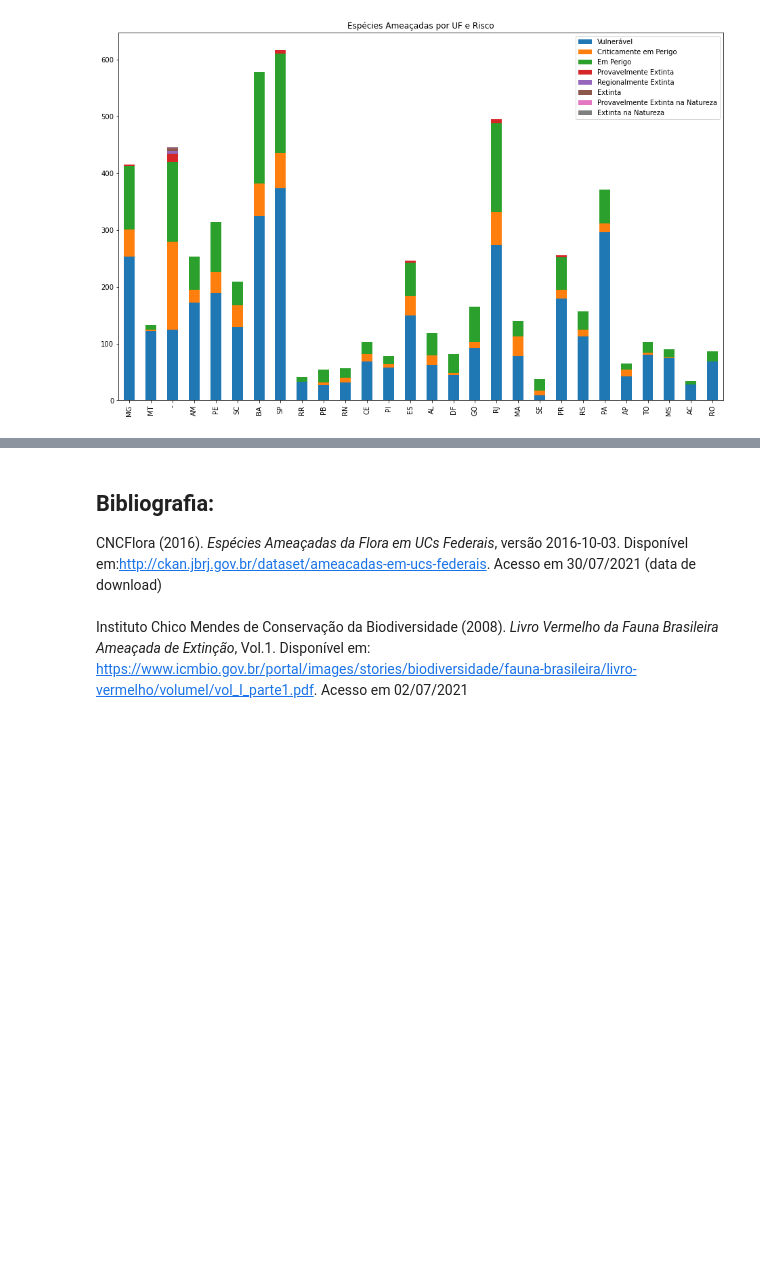
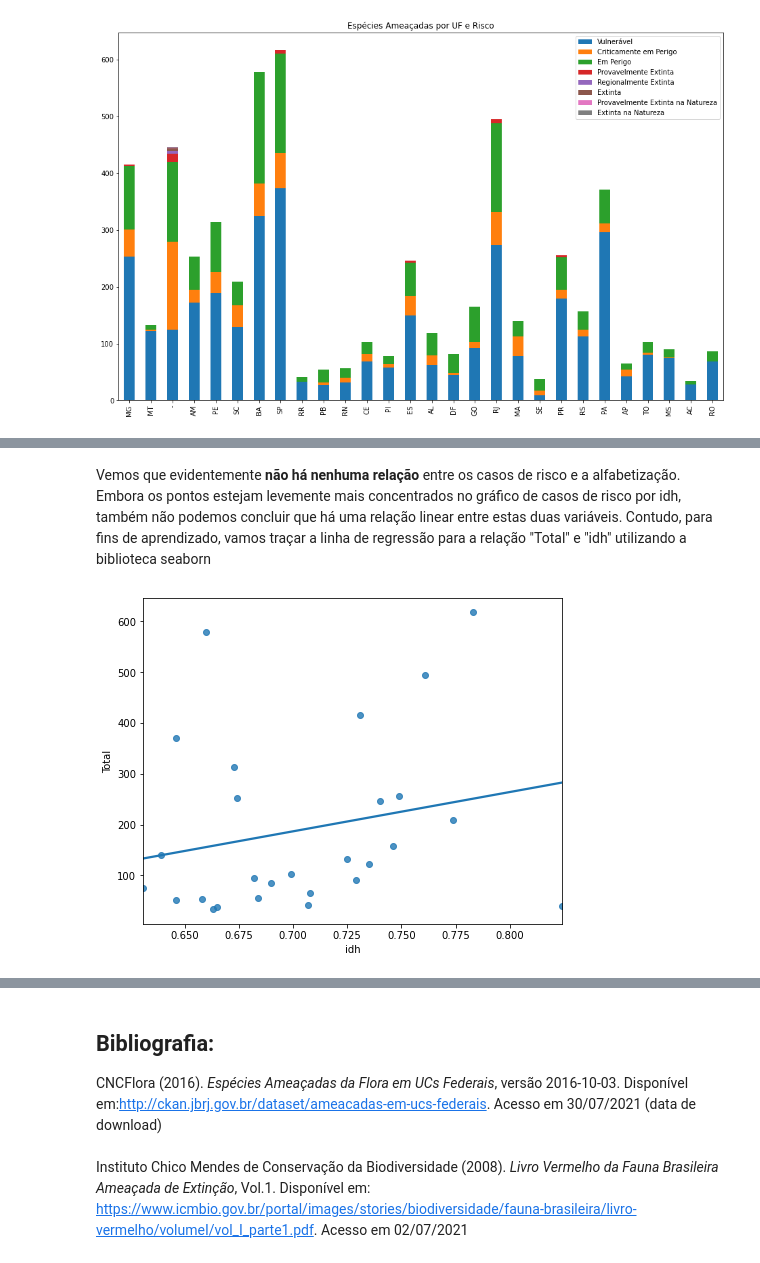
Before and after one commit to fesmazz/Projetos, a Jupyter notebook: Fauna/fauna.ipynb, the cells around one changed output, grey strips where cells are left out. Drawn from its saved outputs; the diff is of its cells as text; code cells hidden in the pictures; blank space fills up the shorter version.

```diff
--- a/Fauna/fauna.ipynb
+++ b/Fauna/fauna.ipynb
@@ -850,0 +863,9 @@ Vemos que há uma possível relação entre o número de casos de risco e o IDH
+# %% [markdown]
+Vemos que evidentemente **não há nenhuma relação** entre os casos de risco e a alfabetização. Embora os pontos estejam levemente mais concentrados no gráfico de casos de risco por idh, também não podemos concluir que há uma relação linear entre estas duas variáveis. Contudo, para fins de aprendizado, vamos traçar a linha de regressão para a relação "Total" e "idh" utilizando a biblioteca seaborn
+# %%
+import seaborn as sb
+fig, axes = plt.subplots(nrows=1,ncols=1,figsize=(7.5,6)) #criando a grade para definir o tamanho do gráfico
+sb.regplot(ax = axes, x = "idh", y ="Total", ci = None, data=idh_uf)
+plt.show()
+# %% [output]
+[figure, added]
```
Also changed, not shown: parts of 22 cells of this notebook.
